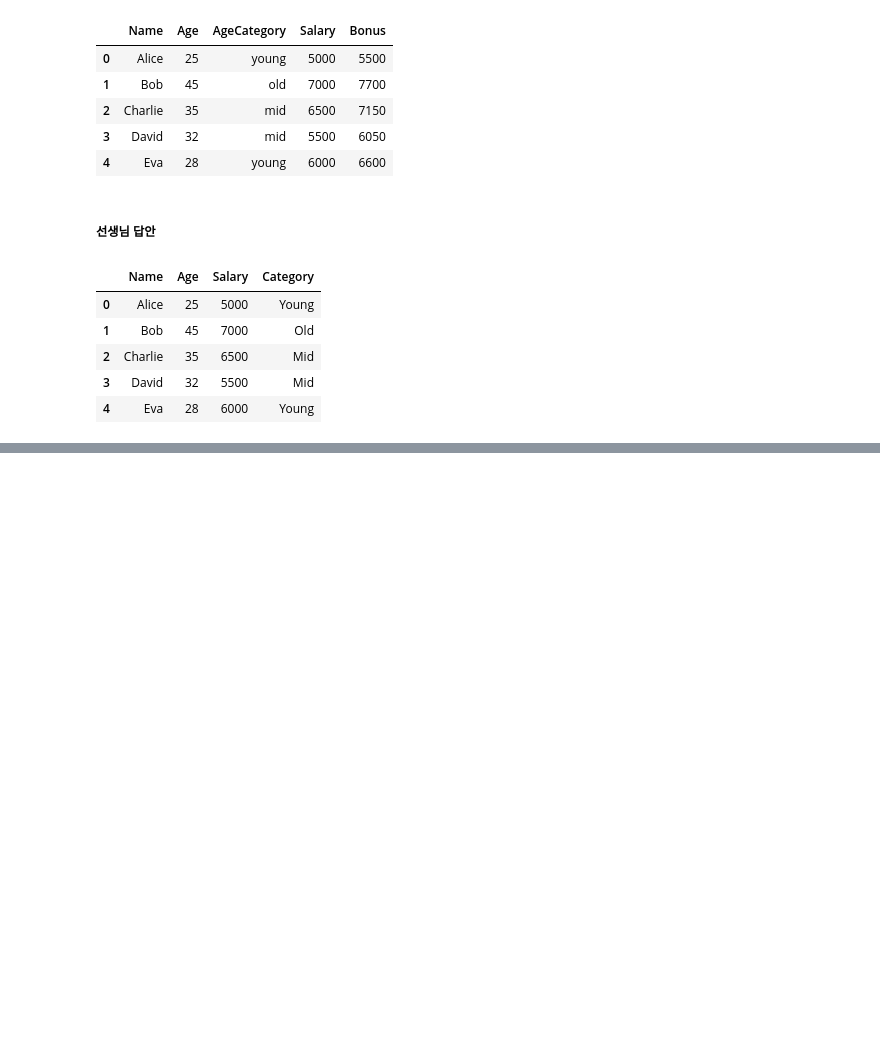
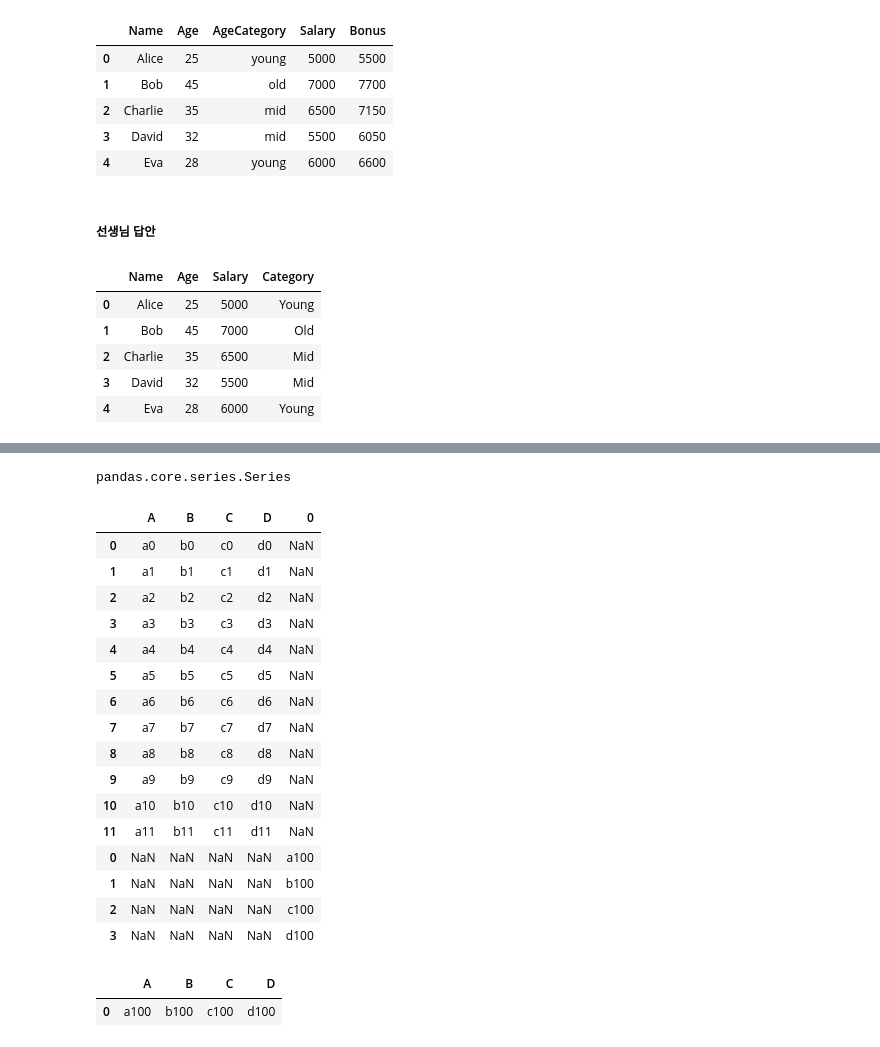
Before and after one commit to ZeroJoon2/pythonstudy, a Jupyter notebook: (수업)22 pandas.ipynb, the cells around one changed output, grey strips where cells are left out. Drawn from its saved outputs; the diff is of its cells as text; code cells hidden in the pictures; blank space fills up the shorter version.

```diff
--- a/(수업)22 pandas.ipynb
+++ b/(수업)22 pandas.ipynb
@@ -1672,0 +1680,3 @@ df
+# %%
+total_df = pd.concat([df1,df2,df3], ignore_index = True) # ignore_index = True
+total_df
@@ -1672,0 +1713,36 @@ df
+# %%
+add_s = pd.Series(["a100","b100","c100","d100"])
+type(add_s)
+# %% [output]
+pandas.core.series.Series
+# %%
+new_add_s = pd.concat([total_df, add_s])
+new_add_s
+# %% [output]
+|  | A | B | C | D | 0 |
+| 0 | a0 | b0 | c0 | d0 | NaN |
+| 1 | a1 | b1 | c1 | d1 | NaN |
+| 2 | a2 | b2 | c2 | d2 | NaN |
+| 3 | a3 | b3 | c3 | d3 | NaN |
+| 4 | a4 | b4 | c4 | d4 | NaN |
+| 5 | a5 | b5 | c5 | d5 | NaN |
+| 6 | a6 | b6 | c6 | d6 | NaN |
+| 7 | a7 | b7 | c7 | d7 | NaN |
+| 8 | a8 | b8 | c8 | d8 | NaN |
+| 9 | a9 | b9 | c9 | d9 | NaN |
+| 10 | a10 | b10 | c10 | d10 | NaN |
+| 11 | a11 | b11 | c11 | d11 | NaN |
+| 0 | NaN | NaN | NaN | NaN | a100 |
+| 1 | NaN | NaN | NaN | NaN | b100 |
+| 2 | NaN | NaN | NaN | NaN | c100 |
+| 3 | NaN | NaN | NaN | NaN | d100 |
+# %%
+# df으로 바꾸어서 넣는다
+new_df = pd.DataFrame(data = [["a100", "b100","c100","d100"]],
+            columns = ["A","B","C","D"]
+            )
+
+new_df
+# %% [output]
+|  | A | B | C | D |
+| 0 | a100 | b100 | c100 | d100 |
```
Also changed, not shown: parts of 60 cells of this notebook.
